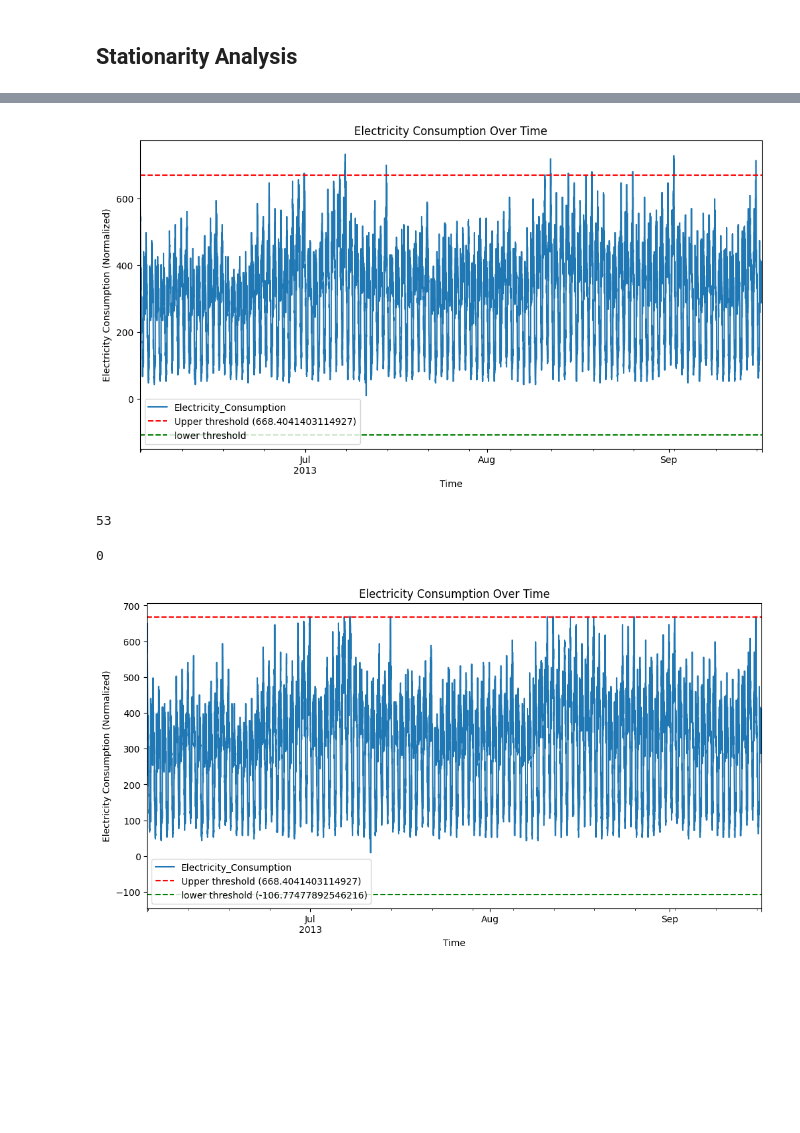
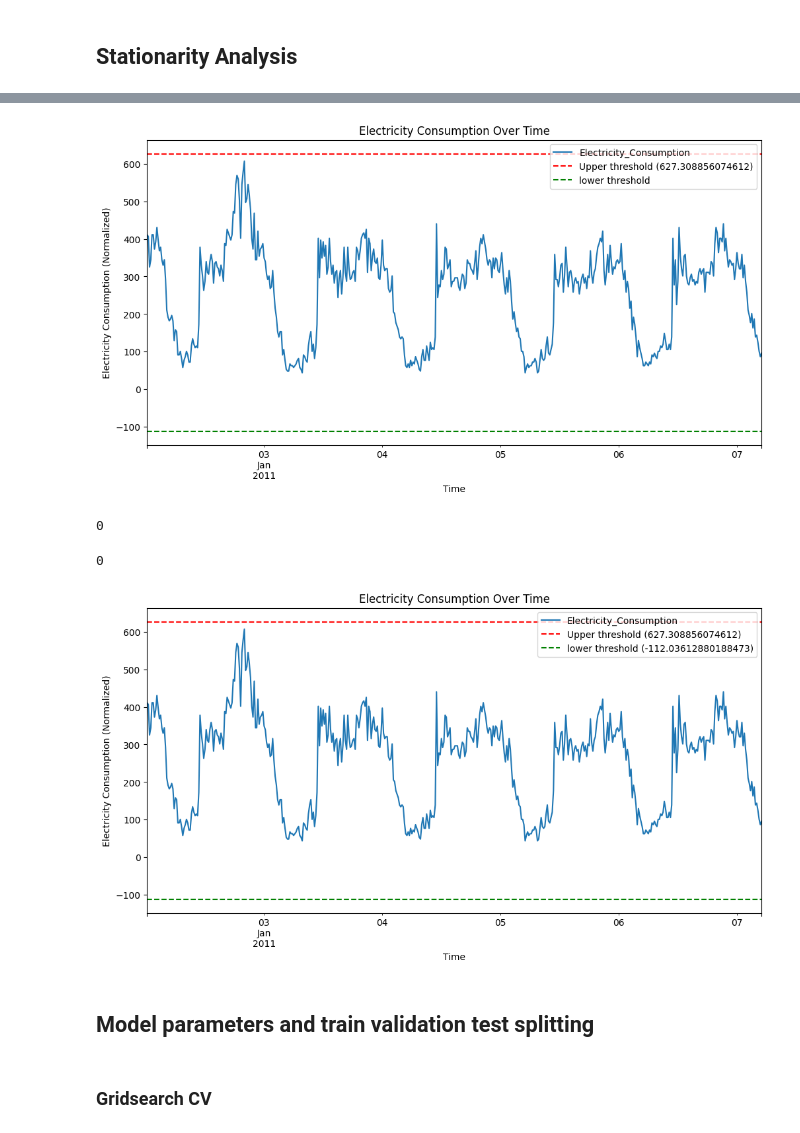
Before and after one commit to ThreadAgain/ml-assignment-3, a Jupyter notebook: notebooks/electricity.ipynb, the cells around one changed output, grey strips where cells are left out. Cells and saved outputs as stored; diff of their text form; code cells hidden in the pictures; blank space fills up the shorter version.

```diff
--- a/notebooks/electricity.ipynb
+++ b/notebooks/electricity.ipynb
@@ -26,0 +27,3 @@ Implement 24h differencing
+# %%
+df = df[0:500]
+df
@@ -113,5 +106,5 @@ CONCLUSION: Series is STATIONARY
 # %%
-df[84750:94929].plot(x='index', y='Electricity_Consumption', title='Electricity Consumption Over Time', figsize=(12, 6))
+df.plot(x='index', y='Electricity_Consumption', title='Electricity Consumption Over Time', figsize=(12, 6))
 # draw two horisontal lines at y=0.2 and y=0.8
 STD = 3
 df['Electricity_Consumption'].mean(), df['Electricity_Consumption'].std()
@@ -124,7 +117,7 @@ plt.ylabel('Electricity Consumption (Normalized)')
 plt.legend()
 plt.show()
 # %% [output]
-[figure, old version]
+[figure, new version]
 # %%
 df['Electricity_Consumption'].mean(), df['Electricity_Consumption'].std()
 
@@ -149,18 +142,18 @@ outliers = df[(df['Electricity_Consumption'] > UTH) | (df['Electricity_Consumpti
 len(outliers)
 # outliers
 # %% [output]
-53
+0
 0
 # %%
-df[84750:94929].plot(x='index', y='Electricity_Consumption', title='Electricity Consumption Over Time', figsize=(12, 6))
+df.plot(x='index', y='Electricity_Consumption', title='Electricity Consumption Over Time', figsize=(12, 6))
 # draw two horisontal lines at y=0.2 and y=0.8
 STD = 3
 df['Electricity_Consumption'].mean(), df['Electricity_Consumption'].std()
 plt.axhline(y=df['Electricity_Consumption'].mean() + STD*df['Electricity_Consumption'].std(), color='r', linestyle='--', label=f'Upper threshold ({UTH})')
 plt.axhline(y=df['Electricity_Consumption'].mean() - STD*df['Electricity_Consumption'].std(), color='g', linestyle='--', label=f'lower threshold ({LTH})')
 plt.xlabel('Time')
 plt.ylabel('Electricity Consumption (Normalized)')
 plt.legend()
 plt.show()
 # %% [output]
-[figure, old version]
+[figure, new version]
@@ -166,0 +306,2 @@ plt.show()
+# %% [markdown]
+## Model parameters and train validation test splitting
@@ -166,0 +348,2 @@ plt.show()
+# %% [markdown]
+### Gridsearch CV
```
Also changed, not shown: parts of 21 cells of this notebook, 7 other files.
